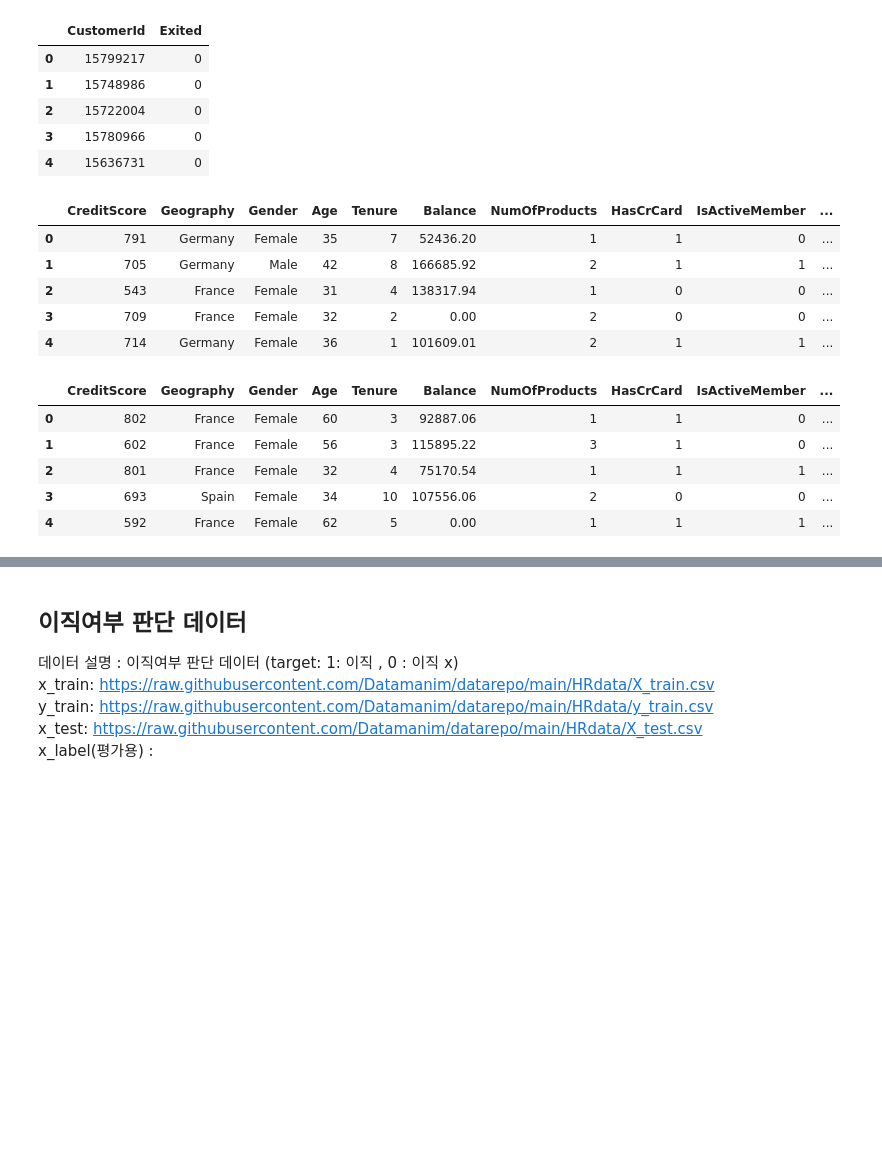
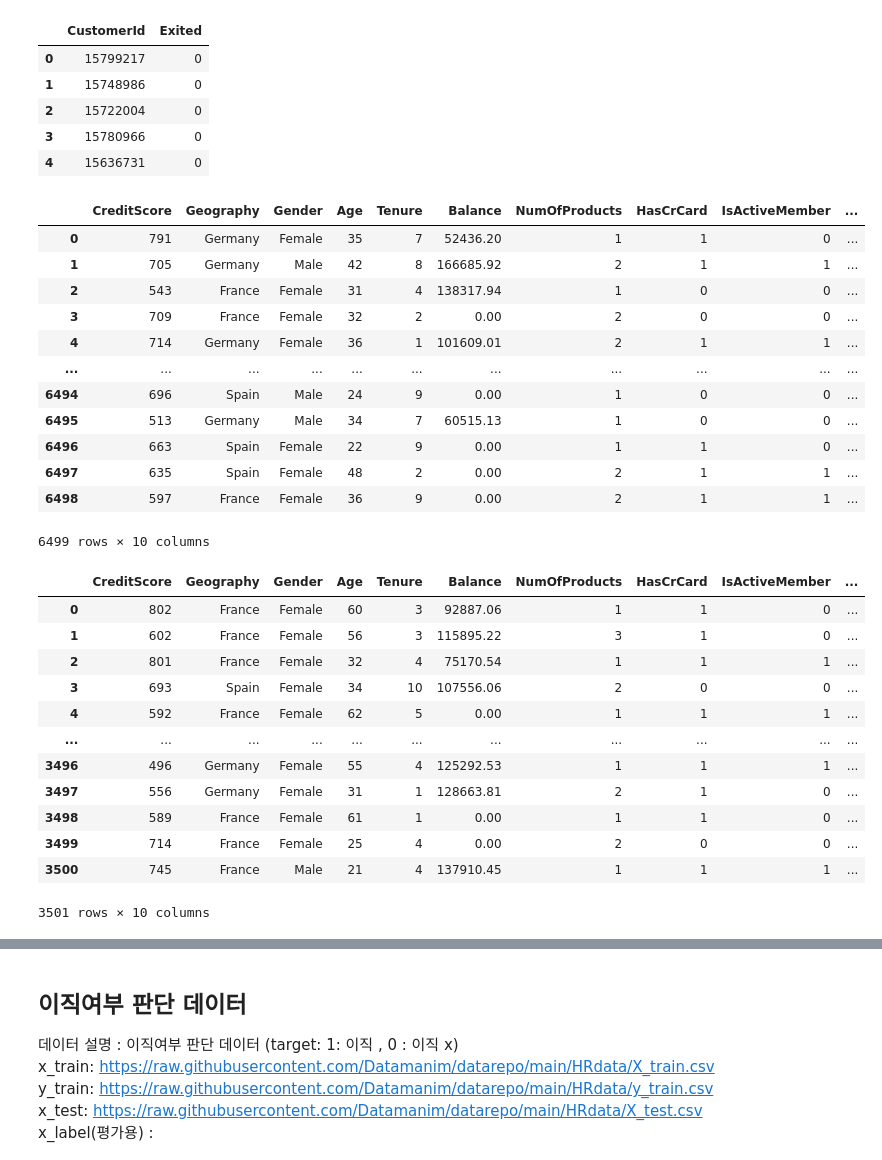
Before and after one commit to cms6090/Big-Data-Analysis, a Jupyter notebook: 2유형/데이터 마이닝.ipynb, the cells around one changed output, grey strips where cells are left out. Cells and saved outputs as stored; diff of their text form; code cells hidden in the pictures; blank space fills up the shorter version.

```diff
--- a/2유형/데이터 마이닝.ipynb
+++ b/2유형/데이터 마이닝.ipynb
@@ -33,23 +33,37 @@ display(y_train.head())
 | 3 | 15780966 | 0 |
 | 4 | 15636731 | 0 |
 # %%
-drop_col = ['CustomerId','Surname']
+drop_col = ["CustomerId", "Surname"]
 x_train_drop = x_train.drop(columns = drop_col)
 x_test_drop = x_test.drop(columns = drop_col)
-display(x_train_drop.head(), x_test_drop.head())
+display(x_train_drop, x_test_drop)
 # %% [output]
 |  | CreditScore | Geography | Gender | Age | Tenure | Balance | NumOfProducts | HasCrCard | IsActiveMember | ... |
 | 0 | 791 | Germany | Female | 35 | 7 | 52436.20 | 1 | 1 | 0 | ... |
 | 1 | 705 | Germany | Male | 42 | 8 | 166685.92 | 2 | 1 | 1 | ... |
 | 2 | 543 | France | Female | 31 | 4 | 138317.94 | 1 | 0 | 0 | ... |
 | 3 | 709 | France | Female | 32 | 2 | 0.00 | 2 | 0 | 0 | ... |
 | 4 | 714 | Germany | Female | 36 | 1 | 101609.01 | 2 | 1 | 1 | ... |
+| ... | ... | ... | ... | ... | ... | ... | ... | ... | ... | ... |
+| 6494 | 696 | Spain | Male | 24 | 9 | 0.00 | 1 | 0 | 0 | ... |
+| 6495 | 513 | Germany | Male | 34 | 7 | 60515.13 | 1 | 0 | 0 | ... |
+| 6496 | 663 | Spain | Female | 22 | 9 | 0.00 | 1 | 1 | 0 | ... |
+| 6497 | 635 | Spain | Female | 48 | 2 | 0.00 | 2 | 1 | 1 | ... |
+| 6498 | 597 | France | Female | 36 | 9 | 0.00 | 2 | 1 | 1 | ... |
+6499 rows × 10 columns
 |  | CreditScore | Geography | Gender | Age | Tenure | Balance | NumOfProducts | HasCrCard | IsActiveMember | ... |
 | 0 | 802 | France | Female | 60 | 3 | 92887.06 | 1 | 1 | 0 | ... |
 | 1 | 602 | France | Female | 56 | 3 | 115895.22 | 3 | 1 | 0 | ... |
 | 2 | 801 | France | Female | 32 | 4 | 75170.54 | 1 | 1 | 1 | ... |
 | 3 | 693 | Spain | Female | 34 | 10 | 107556.06 | 2 | 0 | 0 | ... |
 | 4 | 592 | France | Female | 62 | 5 | 0.00 | 1 | 1 | 1 | ... |
+| ... | ... | ... | ... | ... | ... | ... | ... | ... | ... | ... |
+| 3496 | 496 | Germany | Female | 55 | 4 | 125292.53 | 1 | 1 | 1 | ... |
+| 3497 | 556 | Germany | Female | 31 | 1 | 128663.81 | 2 | 1 | 0 | ... |
+| 3498 | 589 | France | Female | 61 | 1 | 0.00 | 1 | 1 | 0 | ... |
+| 3499 | 714 | France | Female | 25 | 4 | 0.00 | 2 | 0 | 0 | ... |
+| 3500 | 745 | France | Male | 21 | 4 | 137910.45 | 1 | 1 | 1 | ... |
+3501 rows × 10 columns
 # %%
 x_train_dummies = pd.get_dummies(x_train_drop)
 y = y_train["Exited"]
```
Also changed, not shown: parts of 98 cells of this notebook.
